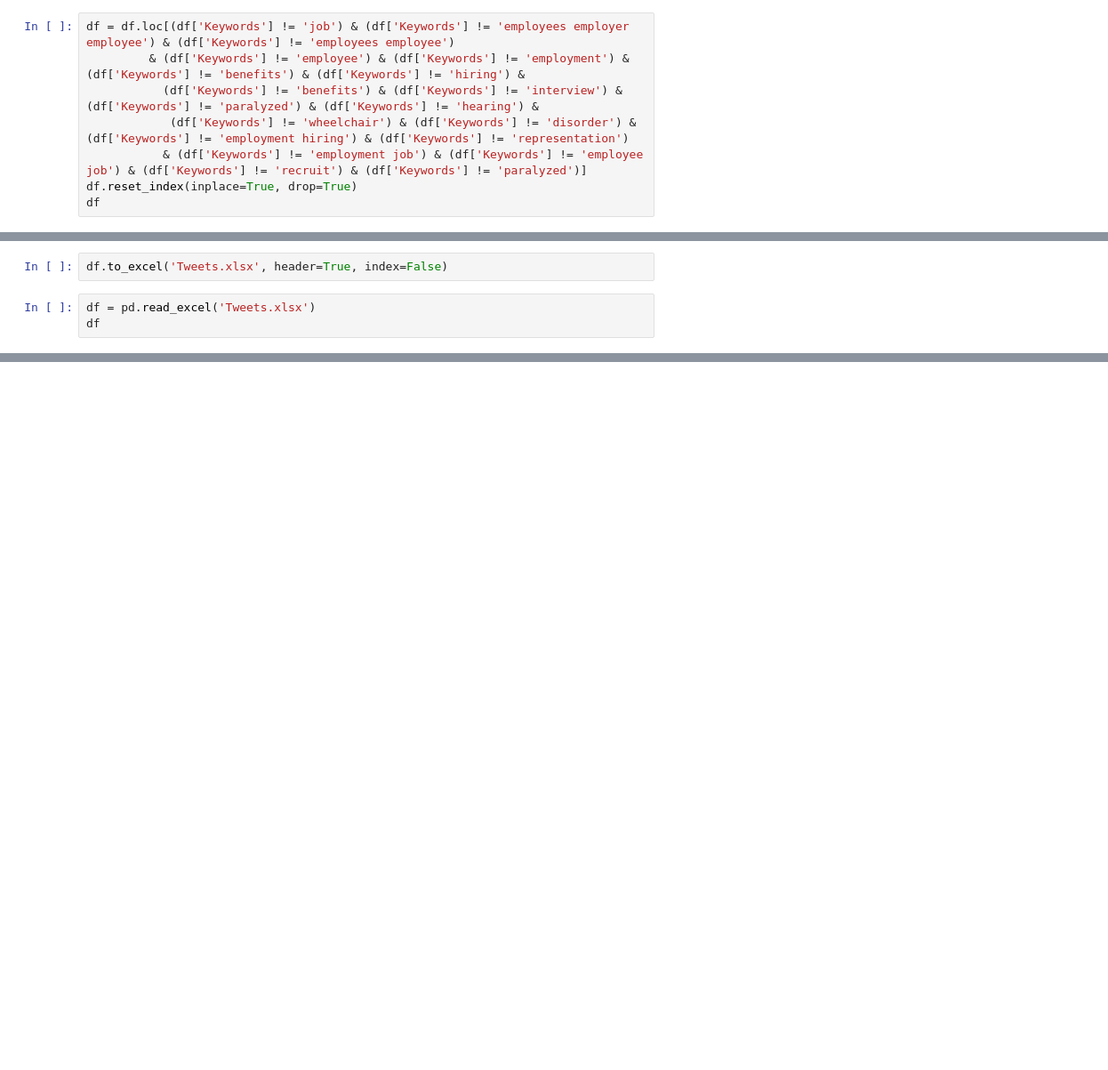
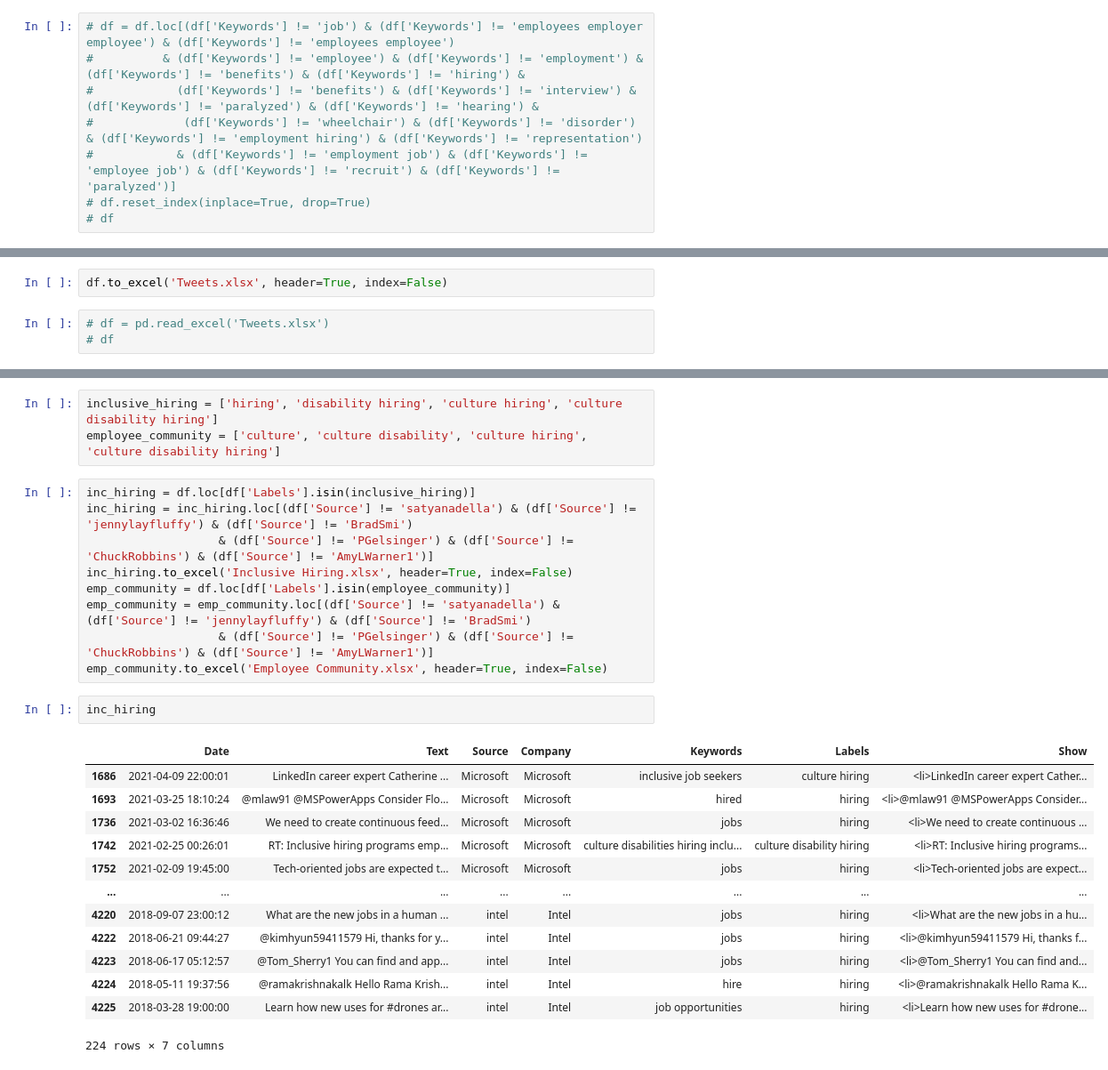
Before and after one commit to sawhney-kartik/inclusive-employement, a Jupyter notebook: Twitter/Twitter.ipynb, the cells around one changed output, grey strips where cells are left out. Shown at 89% size. Drawn from its saved outputs; the diff is of its cells as text; blank space fills up the shorter version.

```diff
--- a/Twitter/Twitter.ipynb
+++ b/Twitter/Twitter.ipynb
@@ -164,8 +266,8 @@ array(['disability disabilities', 'job inclusive', 'job',
 # %%
-df = df.loc[(df['Keywords'] != 'job') & (df['Keywords'] != 'employees employer employee') & (df['Keywords'] != 'employees employee')
-         & (df['Keywords'] != 'employee') & (df['Keywords'] != 'employment') & (df['Keywords'] != 'benefits') & (df['Keywords'] != 'hiring') &
-           (df['Keywords'] != 'benefits') & (df['Keywords'] != 'interview') & (df['Keywords'] != 'paralyzed') & (df['Keywords'] != 'hearing') &
-            (df['Keywords'] != 'wheelchair') & (df['Keywords'] != 'disorder') & (df['Keywords'] != 'employment hiring') & (df['Keywords'] != 'representation')
-           & (df['Keywords'] != 'employment job') & (df['Keywords'] != 'employee job') & (df['Keywords'] != 'recruit') & (df['Keywords'] != 'paralyzed')]
-df.reset_index(inplace=True, drop=True)
-df
+# df = df.loc[(df['Keywords'] != 'job') & (df['Keywords'] != 'employees employer employee') & (df['Keywords'] != 'employees employee')
+#          & (df['Keywords'] != 'employee') & (df['Keywords'] != 'employment') & (df['Keywords'] != 'benefits') & (df['Keywords'] != 'hiring') &
+#            (df['Keywords'] != 'benefits') & (df['Keywords'] != 'interview') & (df['Keywords'] != 'paralyzed') & (df['Keywords'] != 'hearing') &
+#             (df['Keywords'] != 'wheelchair') & (df['Keywords'] != 'disorder') & (df['Keywords'] != 'employment hiring') & (df['Keywords'] != 'representation')
+#            & (df['Keywords'] != 'employment job') & (df['Keywords'] != 'employee job') & (df['Keywords'] != 'recruit') & (df['Keywords'] != 'paralyzed')]
+# df.reset_index(inplace=True, drop=True)
+# df
@@ -248,5 +335,5 @@ df
 # %%
 df.to_excel('Tweets.xlsx', header=True, index=False)
 # %%
-df = pd.read_excel('Tweets.xlsx')
-df
+# df = pd.read_excel('Tweets.xlsx')
+# df
@@ -311 +362,29 @@ intel               21
 Name: Source, dtype: int64
+# %%
+inclusive_hiring = ['hiring', 'disability hiring', 'culture hiring', 'culture disability hiring']
+employee_community = ['culture', 'culture disability', 'culture hiring', 'culture disability hiring']
+# %%
+inc_hiring = df.loc[df['Labels'].isin(inclusive_hiring)]
+inc_hiring = inc_hiring.loc[(df['Source'] != 'satyanadella') & (df['Source'] != 'jennylayfluffy') & (df['Source'] != 'BradSmi')
+                   & (df['Source'] != 'PGelsinger') & (df['Source'] != 'ChuckRobbins') & (df['Source'] != 'AmyLWarner1')]
+inc_hiring.to_excel('Inclusive Hiring.xlsx', header=True, index=False)
+emp_community = df.loc[df['Labels'].isin(employee_community)]
+emp_community = emp_community.loc[(df['Source'] != 'satyanadella') & (df['Source'] != 'jennylayfluffy') & (df['Source'] != 'BradSmi')
+                   & (df['Source'] != 'PGelsinger') & (df['Source'] != 'ChuckRobbins') & (df['Source'] != 'AmyLWarner1')]
+emp_community.to_excel('Employee Community.xlsx', header=True, index=False)
+# %%
+inc_hiring
+# %% [output]
+|  | Date | Text | Source | Company | Keywords | Labels | Show |
+| 1686 | 2021-04-09 22:00:01 | LinkedIn career expert Catherine ... | Microsoft | Microsoft | inclusive job seekers | culture hiring | <li>LinkedIn career expert Cather... |
+| 1693 | 2021-03-25 18:10:24 | @mlaw91 @MSPowerApps Consider Flo... | Microsoft | Microsoft | hired | hiring | <li>@mlaw91 @MSPowerApps Consider... |
+| 1736 | 2021-03-02 16:36:46 | We need to create continuous feed... | Microsoft | Microsoft | jobs | hiring | <li>We need to create continuous ... |
+| 1742 | 2021-02-25 00:26:01 | RT: Inclusive hiring programs emp... | Microsoft | Microsoft | culture disabilities hiring inclu... | culture disability hiring | <li>RT: Inclusive hiring programs... |
+| 1752 | 2021-02-09 19:45:00 | Tech-oriented jobs are expected t... | Microsoft | Microsoft | jobs | hiring | <li>Tech-oriented jobs are expect... |
+| ... | ... | ... | ... | ... | ... | ... | ... |
+| 4220 | 2018-09-07 23:00:12 | What are the new jobs in a human ... | intel | Intel | jobs | hiring | <li>What are the new jobs in a hu... |
+| 4222 | 2018-06-21 09:44:27 | @kimhyun59411579 Hi, thanks for y... | intel | Intel | jobs | hiring | <li>@kimhyun59411579 Hi, thanks f... |
+| 4223 | 2018-06-17 05:12:57 | @Tom_Sherry1 You can find and app... | intel | Intel | jobs | hiring | <li>@Tom_Sherry1 You can find and... |
+| 4224 | 2018-05-11 19:37:56 | @ramakrishnakalk Hello Rama Krish... | intel | Intel | hire | hiring | <li>@ramakrishnakalk Hello Rama K... |
+| 4225 | 2018-03-28 19:00:00 | Learn how new uses for #drones ar... | intel | Intel | job opportunities | hiring | <li>Learn how new uses for #drone... |
+224 rows × 7 columns
```
Also changed, not shown: parts of 38 cells of this notebook, 3 other files.
